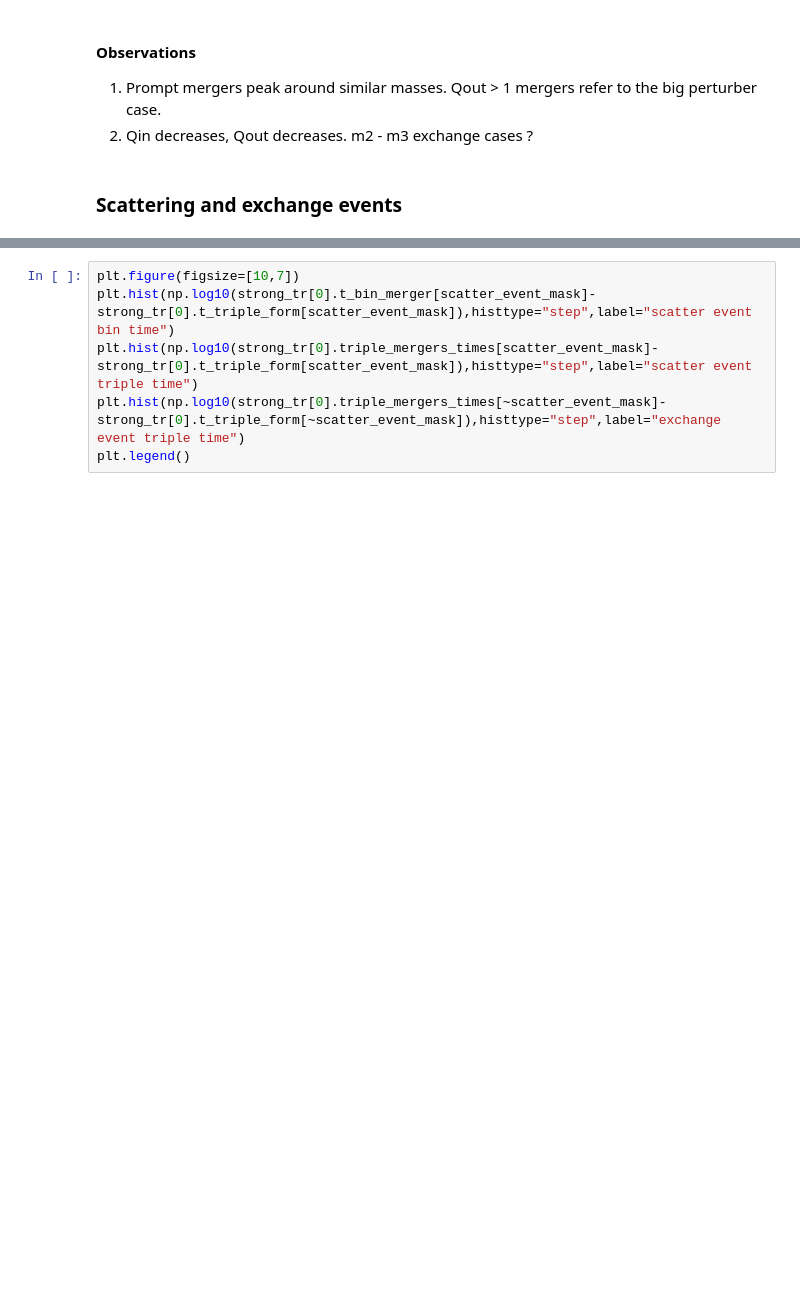
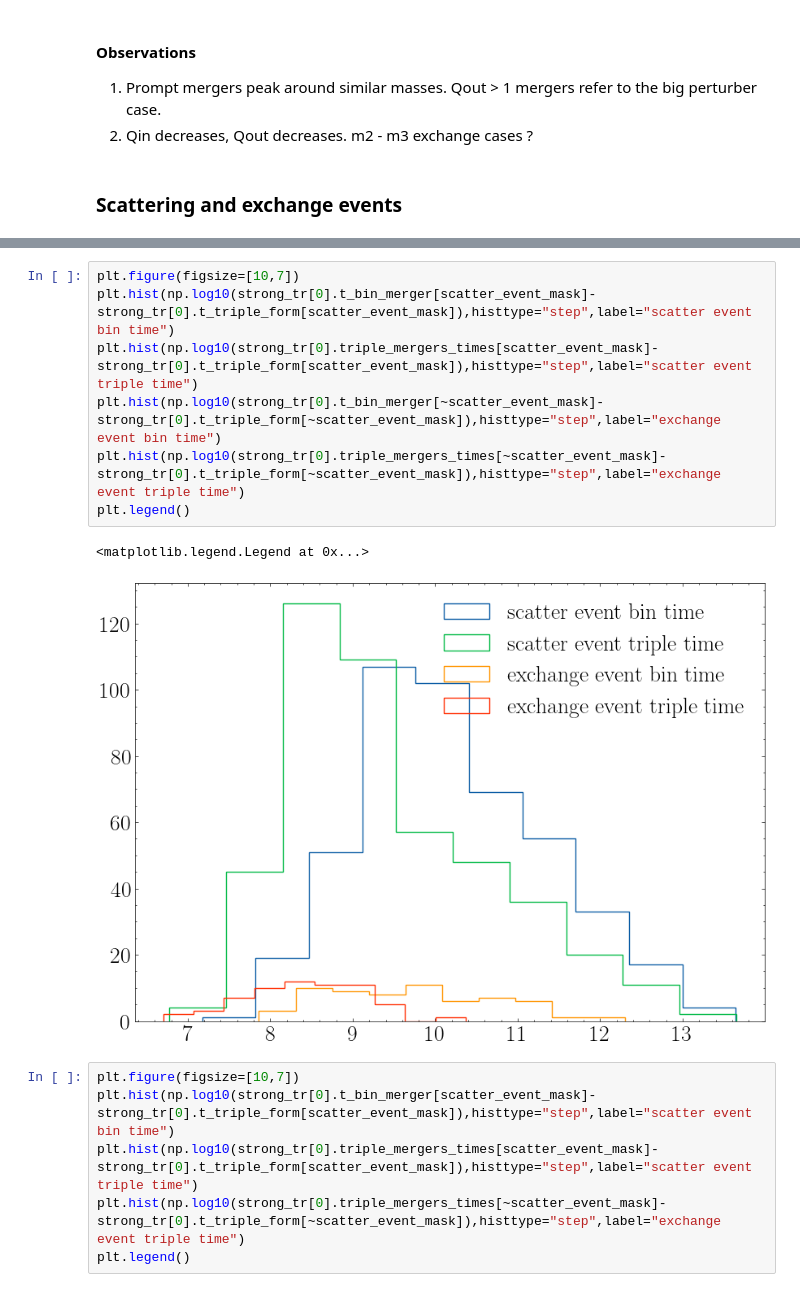
Before and after one commit to pranav-satheesh/Triple-MBH-Illustris, a Jupyter notebook: notebooks/merger_properties.ipynb, the cells around one changed output, grey strips where cells are left out. Drawn from its saved outputs; the diff is of its cells as text; blank space fills up the shorter version.

Commit message:
now accounts for exchange events

```diff
--- a/notebooks/merger_properties.ipynb
+++ b/notebooks/merger_properties.ipynb
@@ -295,3 +351,13 @@ Number of mergers in exchange events:27
+# %%
+plt.figure(figsize=[10,7])
+plt.hist(np.log10(strong_tr[0].t_bin_merger[scatter_event_mask]-strong_tr[0].t_triple_form[scatter_event_mask]),histtype="step",label="scatter event bin time")
+plt.hist(np.log10(strong_tr[0].triple_mergers_times[scatter_event_mask]-strong_tr[0].t_triple_form[scatter_event_mask]),histtype="step",label="scatter event triple time")
+plt.hist(np.log10(strong_tr[0].t_bin_merger[~scatter_event_mask]-strong_tr[0].t_triple_form[~scatter_event_mask]),histtype="step",label="exchange event bin time")
+plt.hist(np.log10(strong_tr[0].triple_mergers_times[~scatter_event_mask]-strong_tr[0].t_triple_form[~scatter_event_mask]),histtype="step",label="exchange event triple time")
+plt.legend()
+# %% [output]
+<matplotlib.legend.Legend at 0x...>
+[figure, added]
 # %%
 plt.figure(figsize=[10,7])
 plt.hist(np.log10(strong_tr[0].t_bin_merger[scatter_event_mask]-strong_tr[0].t_triple_form[scatter_event_mask]),histtype="step",label="scatter event bin time")
```
Also changed, not shown: parts of 11 cells of this notebook, 16 other files.
